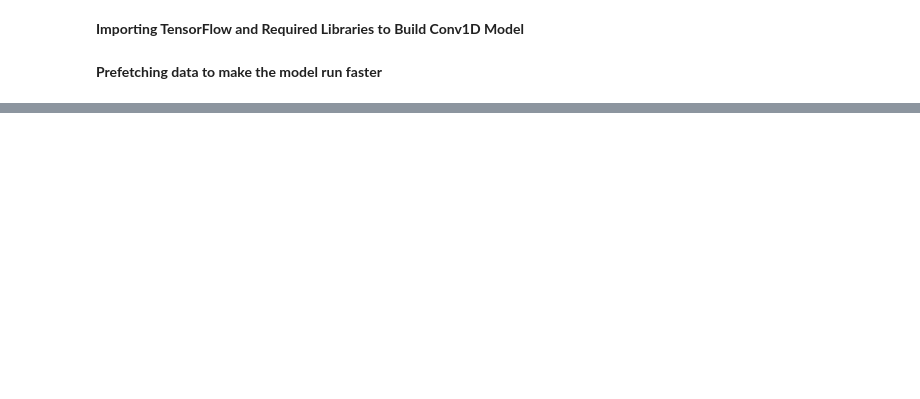
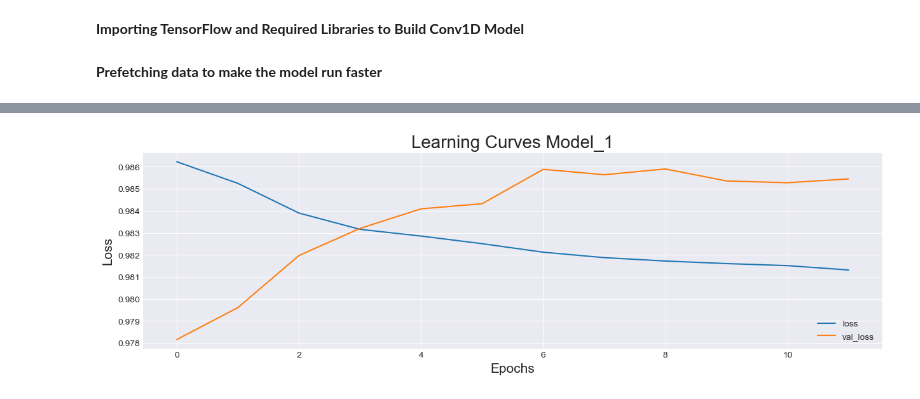
Before and after one commit to YarosInter/Time-Series-Conv1D-Neural-Network, a Jupyter notebook: Conv1D_Layer_Neural_Network.ipynb, the cells around one changed output, grey strips where cells are left out. Drawn from its saved outputs; the diff is of its cells as text; code cells hidden in the pictures; blank space fills up the shorter version.

```diff
--- a/Conv1D_Layer_Neural_Network.ipynb
+++ b/Conv1D_Layer_Neural_Network.ipynb
@@ -238,0 +292,11 @@ test_dataset = test_dataset.batch(batch_size).prefetch(tf.data.experimental.AUTO
+# %%
+history_model_1 = run_conv1d(train_sets=train_dataset,
+                             val_sets=val_dataset,
+                             model_name="model_1",
+                             p_filters=32,
+                             p_kernel_size=1,
+                             p_strides=1,
+                             hidden_layers=2,
+                             lr=0.001,
+                             early_stopping_ptn=11,
+                             reduce_plateau_ptn=5)
@@ -238,0 +349,8 @@ test_dataset = test_dataset.batch(batch_size).prefetch(tf.data.experimental.AUTO
+# %%
+pd.DataFrame(history_model_1.history)[["loss", "val_loss"]].plot(figsize=(15, 4))
+plt.title("Learning Curves Model_1", fontsize=20)
+plt.xlabel("Epochs", fontsize=15)
+plt.ylabel("Loss", fontsize=15)
+plt.show()
+# %% [output]
+[figure, added]
```
Also changed, not shown: parts of 10 cells of this notebook, 1 other file.
